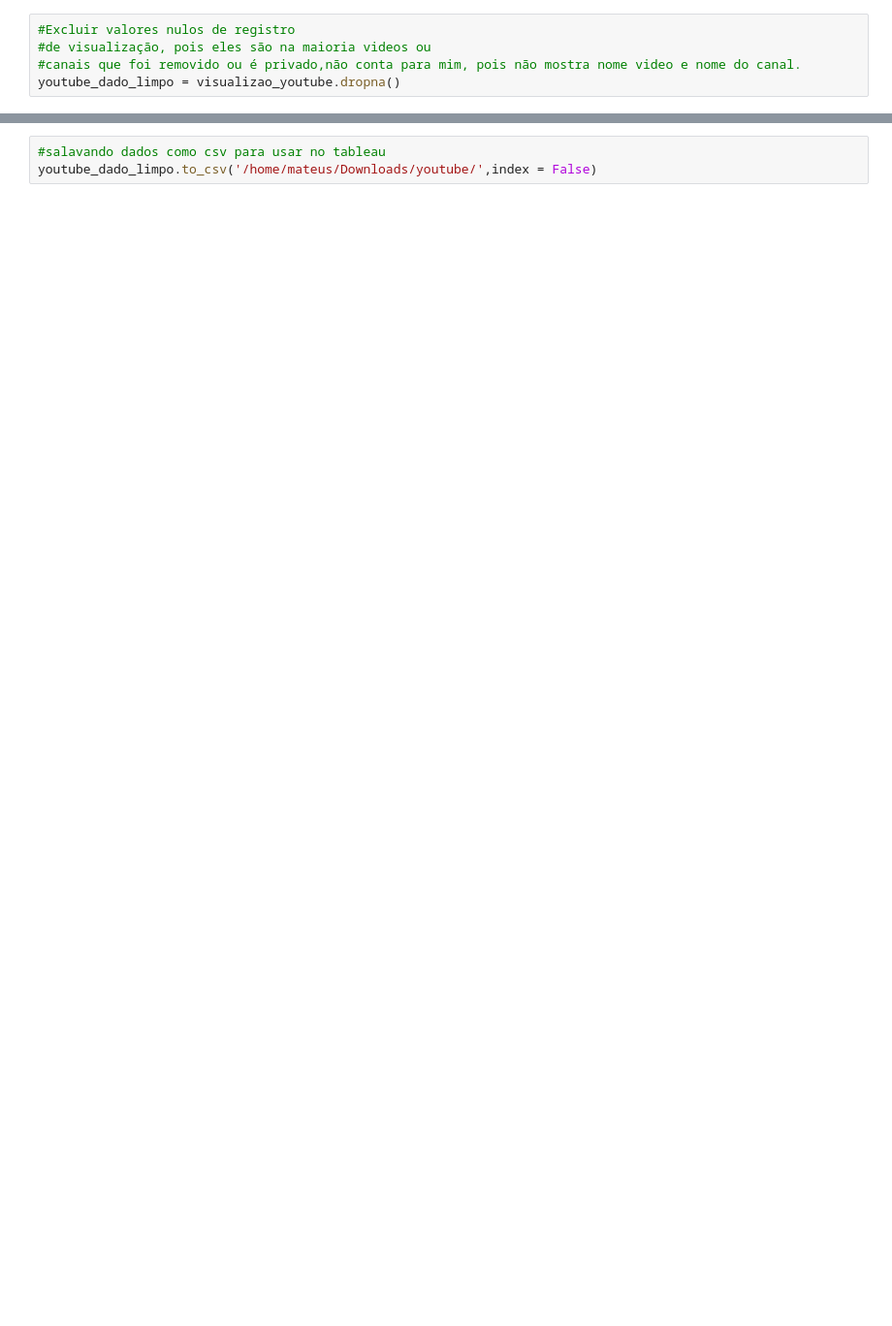
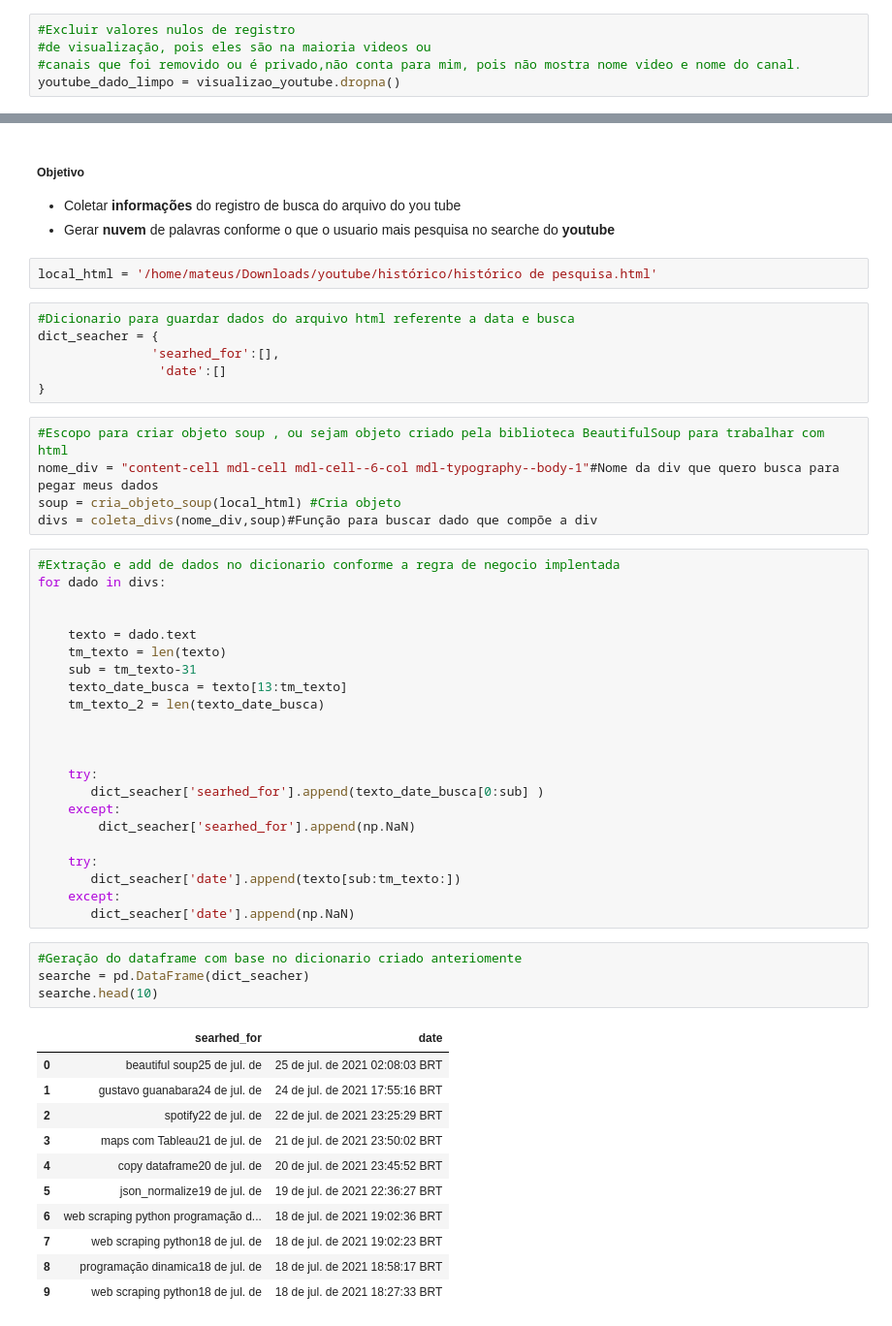
Before and after one commit to JheyssonDouglas/Projeto_Modulo_5, a Jupyter notebook: NotebooksMateus/youtube_dados.ipynb, the cells around one changed output, grey strips where cells are left out. Shown: that part at 97% size. Drawn from its saved outputs; the diff is of its cells as text; blank space fills up the shorter version.

```diff
--- a/NotebooksMateus/youtube_dados.ipynb
+++ b/NotebooksMateus/youtube_dados.ipynb
@@ -187,3 +236,55 @@ youtube_dado_limpo.head()
+# %% [markdown]
+##### Objetivo
+* Coletar **informações** do registro de busca do arquivo do you tube
+* Gerar **nuvem** de palavras conforme o que o usuario mais pesquisa no searche do **youtube**
+# %%
+local_html = '/home/mateus/Downloads/youtube/histórico/histórico de pesquisa.html'
+# %%
+#Dicionario para guardar dados do arquivo html referente a data e busca
+dict_seacher = {
+               'searhed_for':[],
+                'date':[]
+}
 # %%
-#salavando dados como csv para usar no tableau
-youtube_dado_limpo.to_csv('/home/mateus/Downloads/youtube/',index = False)
+#Escopo para criar objeto soup , ou sejam objeto criado pela biblioteca BeautifulSoup para trabalhar com  html
+nome_div = "content-cell mdl-cell mdl-cell--6-col mdl-typography--body-1"#Nome da div que quero busca para pegar meus dados
+soup = cria_objeto_soup(local_html) #Cria objeto
+divs = coleta_divs(nome_div,soup)#Função para buscar dado que compõe a div
+# %%
+#Extração e add de dados no dicionario conforme a regra de negocio implentada
+for dado in divs:
+
+
+    texto = dado.text
+    tm_texto = len(texto)
+    sub = tm_texto-31
+    texto_date_busca = texto[13:tm_texto]
+    tm_texto_2 = len(texto_date_busca)
+
+
+
+    try:
+       dict_seacher['searhed_for'].append(texto_date_busca[0:sub] )
+    except:
+        dict_seacher['searhed_for'].append(np.NaN)
+
+    try:
+       dict_seacher['date'].append(texto[sub:tm_texto:])
+    except:
+       dict_seacher['date'].append(np.NaN)
+# %%
+#Geração do dataframe com base no dicionario criado anteriomente
+searche = pd.DataFrame(dict_seacher)
+searche.head(10)
+# %% [output]
+|  | searhed_for | date |
+| 0 | beautiful soup25 de jul. de | 25 de jul. de 2021 02:08:03 BRT |
+| 1 | gustavo guanabara24 de jul. de | 24 de jul. de 2021 17:55:16 BRT |
+| 2 | spotify22 de jul. de | 22 de jul. de 2021 23:25:29 BRT |
+| 3 | maps com Tableau21 de jul. de | 21 de jul. de 2021 23:50:02 BRT |
+| 4 | copy dataframe20 de jul. de | 20 de jul. de 2021 23:45:52 BRT |
+| 5 | json_normalize19 de jul. de | 19 de jul. de 2021 22:36:27 BRT |
+| 6 | web scraping python programação d... | 18 de jul. de 2021 19:02:36 BRT |
+| 7 | web scraping python18 de jul. de | 18 de jul. de 2021 19:02:23 BRT |
+| 8 | programação dinamica18 de jul. de | 18 de jul. de 2021 18:58:17 BRT |
+| 9 | web scraping python18 de jul. de | 18 de jul. de 2021 18:27:33 BRT |
```
Also changed, not shown: parts of 24 cells of this notebook, 2 other files.
